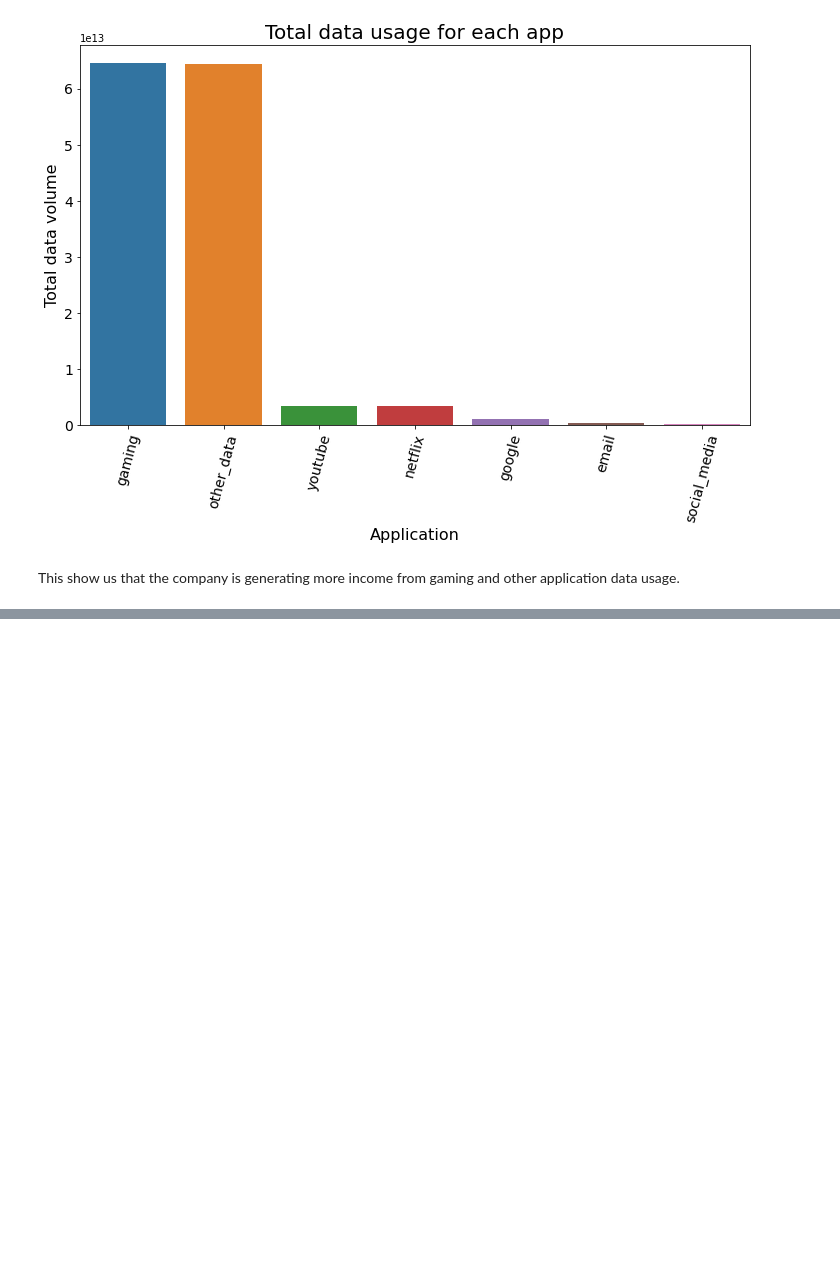
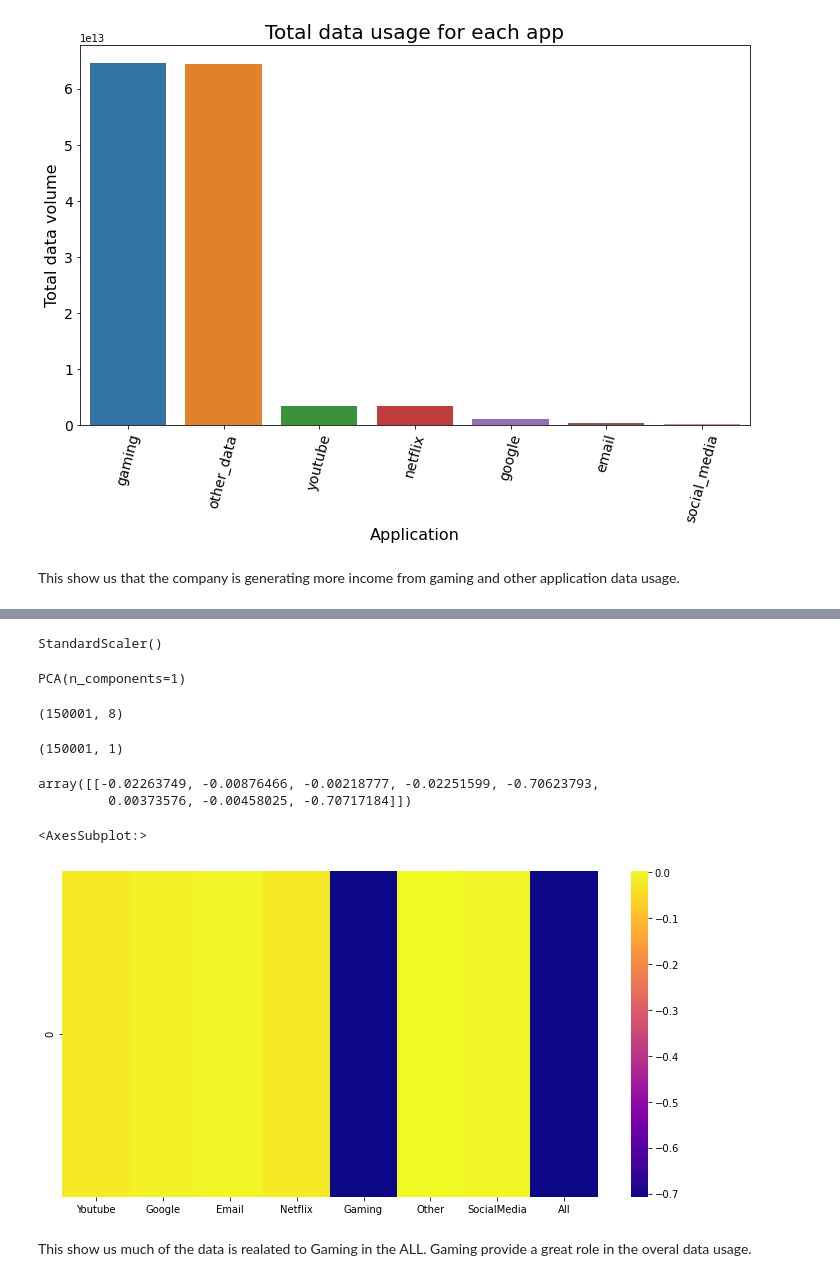
Before and after one commit to bereketkibru/User_Analytics_in_telecom, a Jupyter notebook: notebooks/User Overview analysis .ipynb, the cells around one changed output, grey strips where cells are left out. Saved outputs shown, nothing was run; the diff lists cells and outputs as text; code cells hidden in the pictures; blank space fills up the shorter version.

```diff
--- a/notebooks/User Overview analysis .ipynb
+++ b/notebooks/User Overview analysis .ipynb
@@ -528,0 +606,7 @@ This show us that the company is generating more income from gaming and other ap
+# %%
+scaler = StandardScaler()
+scaler.fit(DR_df)
+# %% [output]
+StandardScaler()
+# %%
+scaled_data = scaler.transform(DR_df)
@@ -528,0 +615,6 @@ This show us that the company is generating more income from gaming and other ap
+# %%
+pca = PCA(1)
+# %%
+pca.fit(scaled_data)
+# %% [output]
+PCA(n_components=1)
@@ -528,0 +623,30 @@ This show us that the company is generating more income from gaming and other ap
+# %%
+scaled_data.shape
+# %% [output]
+(150001, 8)
+# %%
+x_pca.shape
+# %% [output]
+(150001, 1)
+# %%
+pca.components_
+# %% [output]
+array([[-0.02263749, -0.00876466, -0.00218777, -0.02251599, -0.70623793,
+         0.00373576, -0.00458025, -0.70717184]])
+# %%
+df_comp = pd.DataFrame(pca.components_,columns=['Youtube',
+        'Google',
+        'Email',
+        'Netflix',
+        'Gaming',
+        'Other',
+        'SocialMedia',
+        'All'])
+# %%
+plt.figure(figsize=(12,6))
+sns.heatmap(df_comp,cmap='plasma',)
+# %% [output]
+<AxesSubplot:>
+[figure, added]
+# %% [markdown]
+This show us much of the data is realated to Gaming in the ALL. Gaming provide a great role in the overal data usage.
```
Also changed, not shown: parts of 14 cells of this notebook, 1 other file.
